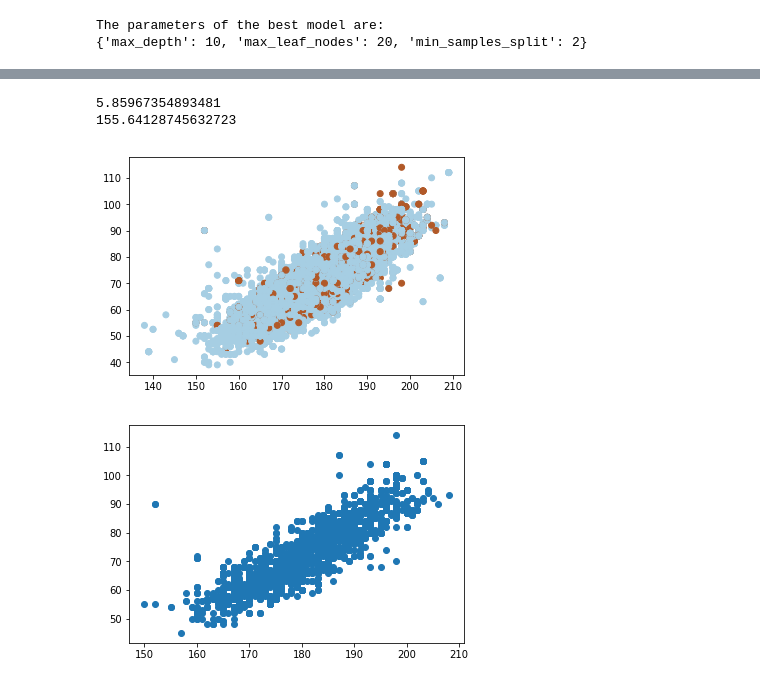
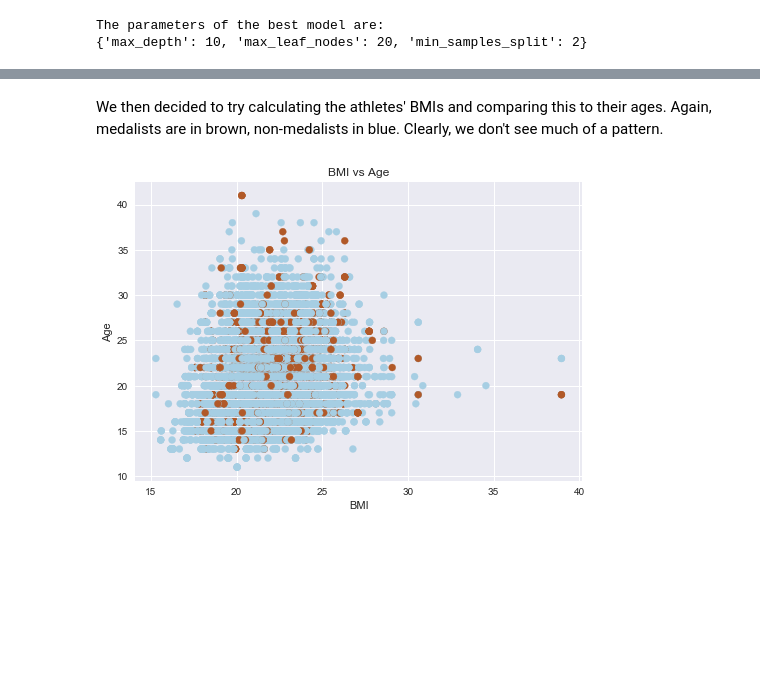
Before and after one commit to zackwitz/DSFinal, a Jupyter notebook: Final Project.ipynb, the cells around one changed output, grey strips where cells are left out. Saved outputs shown, nothing was run; the diff lists cells and outputs as text; code cells hidden in the pictures; blank space fills up the shorter version.

```diff
--- a/Final Project.ipynb
+++ b/Final Project.ipynb
@@ -267,22 +267,14 @@ See: http://matplotlib.org/users/legend_guide.html#creating-artists-specifically
-# %%
-print(0.0328084*sum(oly_data['Height']) / len(oly_data['Height']))
-print(2.20462*sum(oly_data['Weight']) / len(oly_data['Weight']))
-# %% [output]
-5.85967354893481
-155.64128745632723
+# %% [markdown]
+We then decided to try calculating the athletes' BMIs and comparing this to their ages. Again, medalists are in brown, non-medalists in blue. Clearly, we don't see much of a pattern.
 # %%
 h=oly_data['Height'].values
 w=oly_data['Weight'].values
+oly_data['BMI'] = w/((h/100)**2)
 
-oly_data['BMI'] = w/(h**2)
+plt.scatter(oly_data['BMI'], oly_data['Age'], c=medals, cmap=plt.cm.Paired)
+plt.title('BMI vs Age')
+plt.xlabel('BMI')
+plt.ylabel('Age')
+plt.show()
+# %% [output]
+[figure, added]
-# %%
-bmi = [w[i] / (h[i]**2) for i in range(len(oly_data['Weight']))]
-plt.scatter(oly_data['Height'], oly_data['Weight'], c=medals, cmap=plt.cm.Paired)
-plt.show()
-# %% [output]
-[figure, removed]
-# %%
-plt.scatter(winners['Height'], winners['Weight'], cmap=plt.cm.Paired)
-plt.show()
-# %% [output]
-[figure, removed]
```
Also changed, not shown: parts of 24 cells of this notebook.
